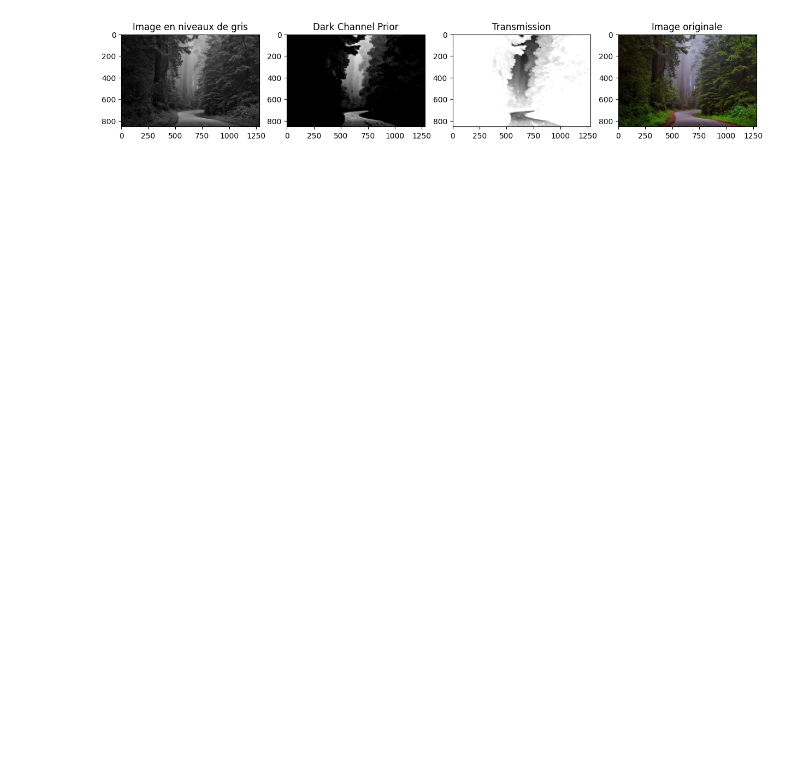
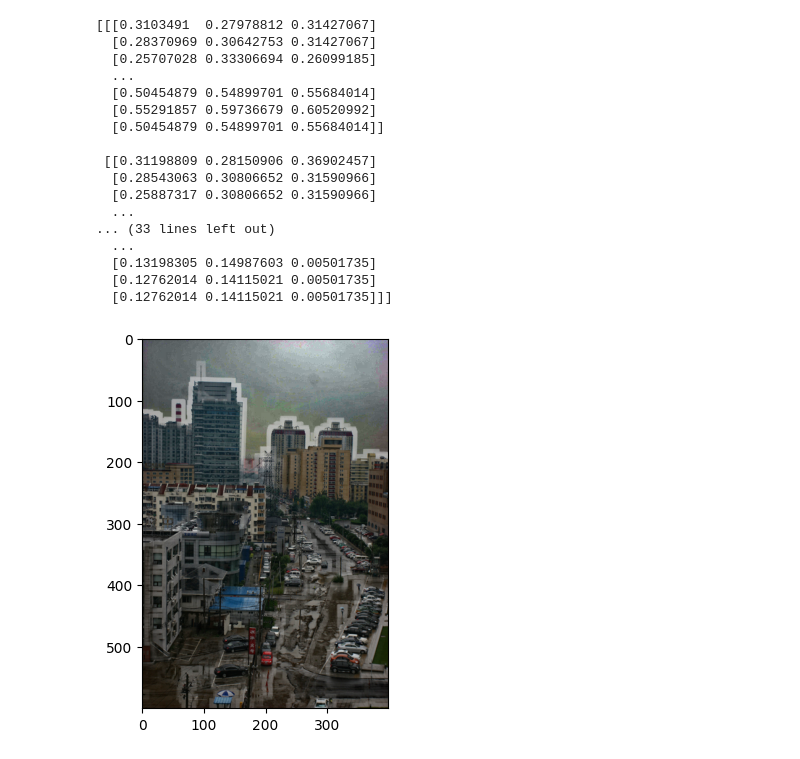
Before and after one commit to antoineverier/implementation-haze-removal, a Jupyter notebook: CompteRendu.ipynb, the cells around one changed output. Drawn from its saved outputs; the diff is of its cells as text; code cells hidden in the pictures; blank space fills up the shorter version.

Commit message:
haze_remove functions et premiers resultats

```diff
--- a/CompteRendu.ipynb
+++ b/CompteRendu.ipynb
@@ -11,15 +12,12 @@ from haze_functions import dark_channel, atmosphere_light, transmission
 # necessite scikit-image
 # %%
-im = skio.imread("haze_image/trees-1587301_1280.jpg")
+im = skio.imread("haze_image/15.png")
 
 darkchannel = dark_channel(im,15)
 
 image_gray = np.mean(im, axis=2).astype(np.uint8)
 
 lol = atmosphere_light(im, darkchannel, 0.001)
-
+print(lol)
 t = transmission(im, lol, 0.95, 15)
-print(t)
-t2 = transmission(im, lol, 0.90, 15)
-print(t2)
 # %% [output]
@@ -40,17 +28,39 @@ print(t2)
+# %%
+final = haze_remove(im,lol,t,0.1)
+print(final)
+plt.imshow(final)
+plt.show()
+# %% [output]
+[[[0.3103491  0.27978812 0.31427067]
+  [0.28370969 0.30642753 0.31427067]
+  [0.25707028 0.33306694 0.26099185]
+  ...
+  [0.50454879 0.54899701 0.55684014]
+  [0.55291857 0.59736679 0.60520992]
+  [0.50454879 0.54899701 0.55684014]]
+
+ [[0.31198809 0.28150906 0.36902457]
+  [0.28543063 0.30806652 0.31590966]
+  [0.25887317 0.30806652 0.31590966]
+  ...
+... (33 lines left out)
+  ...
+  [0.13198305 0.14987603 0.00501735]
+  [0.12762014 0.14115021 0.00501735]
+  [0.12762014 0.14115021 0.00501735]]]
+[figure, added]
 # %%
-fig, axes = plt.subplots(1, 4, figsize=(15, 15))
+fig, axes = plt.subplots(2, 2, figsize=(15, 15))
 
-axes[0].imshow(image_gray, cmap='gray', )  # Utilisez 'gray' pour les images en niveaux de gris
-axes[0].set_title('Image en niveaux de gris')
+axes[0][0].imshow(im )  # Utilisez 'gray' pour les images en niveaux de gris
+axes[0][0].set_title('Image originale')
 
-axes[1].imshow(darkchannel, cmap='gray')
-axes[1].set_title('Dark Channel Prior')
+axes[0][1].imshow(darkchannel, cmap='gray')
+axes[0][1].set_title('Dark Channel')
 
-axes[2].imshow(t, cmap='gray')
-axes[2].set_title('Transmission')
+axes[1][0].imshow(t, cmap='gray')
+axes[1][0].set_title('Transmission')
 
-axes[3].imshow(im)
-axes[3].set_title('Image originale')
+axes[1][1].imshow(final)
+axes[1][1].set_title('Radiance finale')
 plt.show()
-# %% [output]
-[figure, removed]
```
Also changed, not shown: parts of 4 cells of this notebook, 3 other files.
